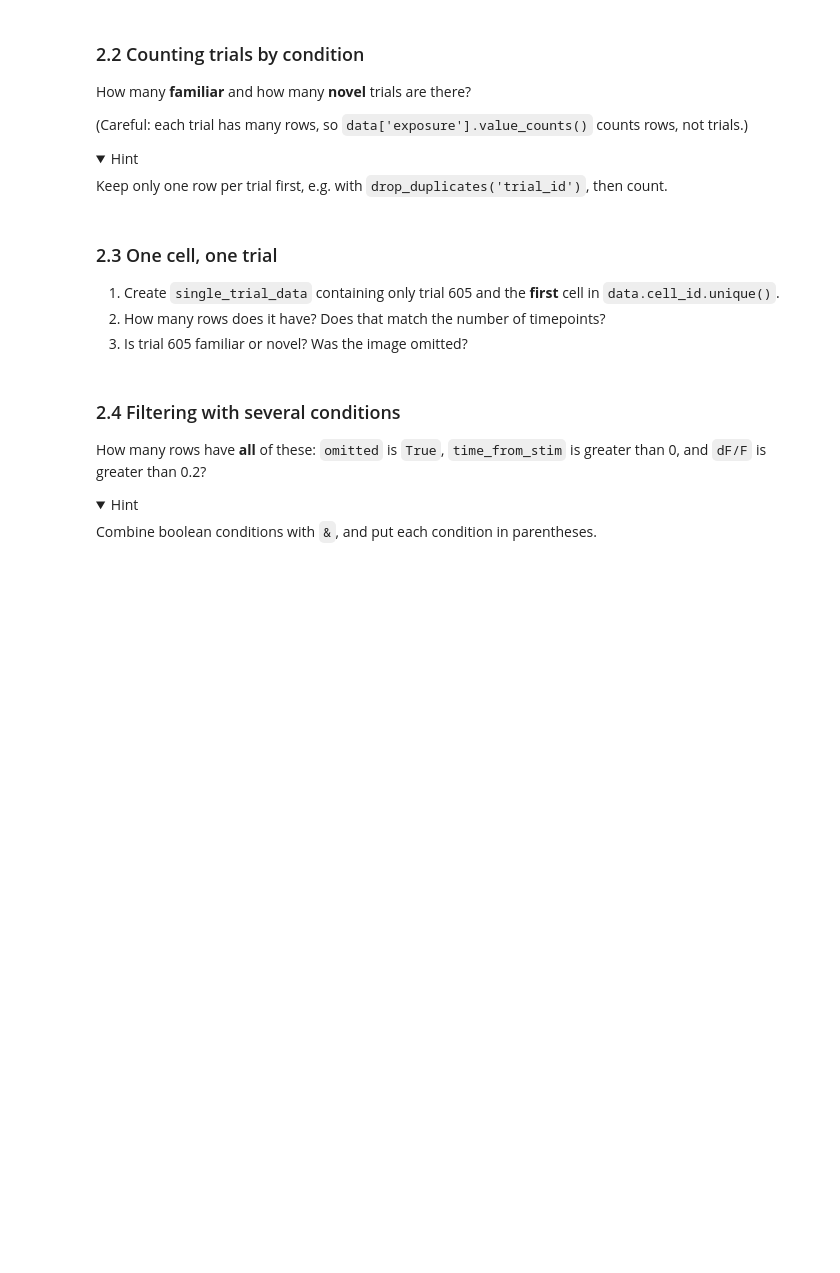
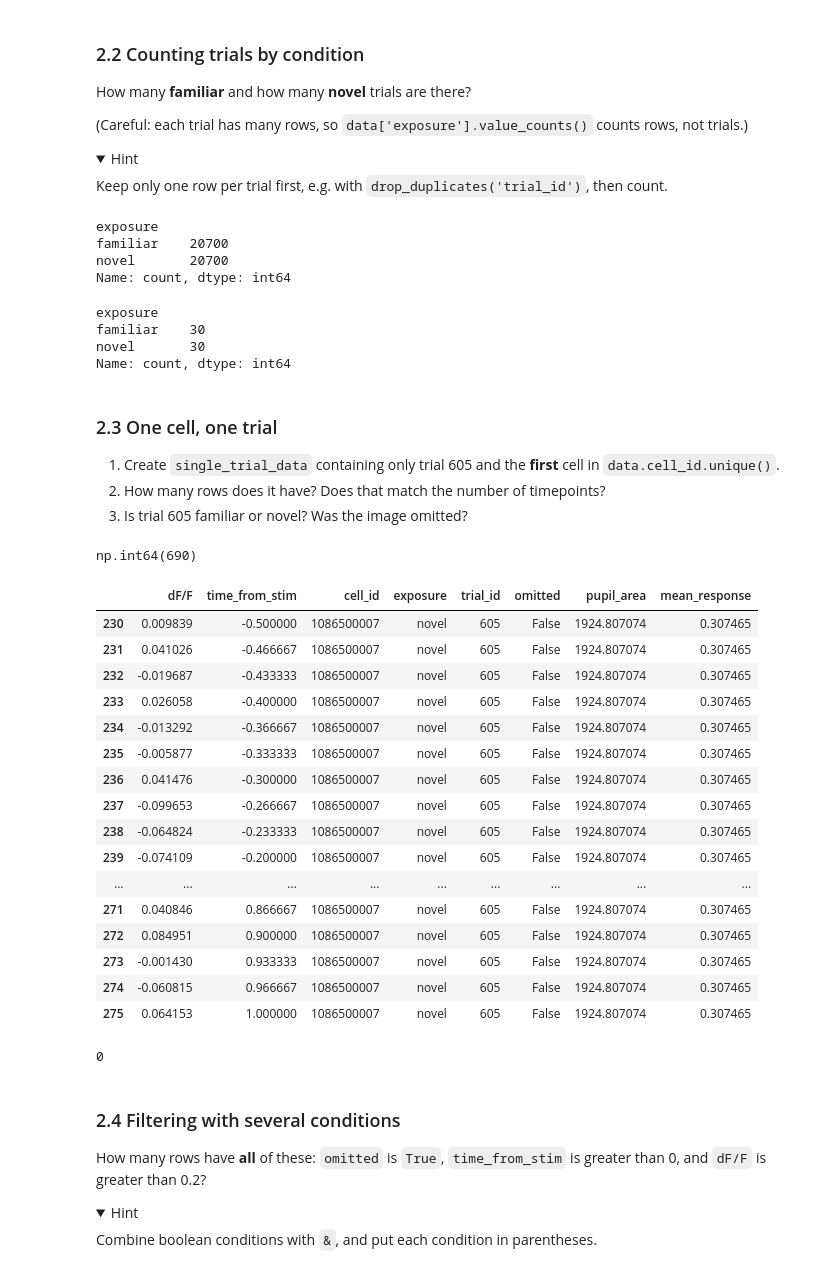
Before and after one commit to Vanibou/intro2python, a Jupyter notebook: Week07_dataviz_practice.ipynb, the cells around one changed output. Cells and saved outputs as stored; diff of their text form; code cells hidden in the pictures; folded sections open; blank space fills up the shorter version.

```diff
--- a/Week07_dataviz_practice.ipynb
+++ b/Week07_dataviz_practice.ipynb
@@ -101,8 +193,61 @@ How many **familiar** and how many **novel** trials are there?
+# %%
+data["exposure"]. value_counts()
+# %% [output]
+exposure
+familiar    20700
+novel       20700
+Name: count, dtype: int64
+# %%
+data_unique = data.drop_duplicates(subset=["trial_id"])
+data_unique["exposure"].value_counts()
+# %% [output]
+exposure
+familiar    30
+novel       30
+Name: count, dtype: int64
 # %% [markdown]
 ### 2.3 One cell, one trial
 1. Create `single_trial_data` containing only trial 605 and the **first** cell in `data.cell_id.unique()`.
 2. How many rows does it have? Does that match the number of timepoints?
 3. Is trial 605 familiar or novel? Was the image omitted?
+# %%
+data.columns
+data["trial_id"].count()
+len(data["trial_id"])
+(data["trial_id"] == 605).sum()
+# %% [output]
+np.int64(690)
+# %%
+first_cell = data.cell_id.unique()[0]
+single_trial_data = data.loc[
+    (data["trial_id"] == 605) &
+    (data["cell_id"] == first_cell)
+].copy()
+# %%
+single_trial_data
+# %% [output]
+|  | dF/F | time_from_stim | cell_id | exposure | trial_id | omitted | pupil_area | mean_response |
+| 230 | 0.009839 | -0.500000 | 1086500007 | novel | 605 | False | 1924.807074 | 0.307465 |
+| 231 | 0.041026 | -0.466667 | 1086500007 | novel | 605 | False | 1924.807074 | 0.307465 |
+| 232 | -0.019687 | -0.433333 | 1086500007 | novel | 605 | False | 1924.807074 | 0.307465 |
+| 233 | 0.026058 | -0.400000 | 1086500007 | novel | 605 | False | 1924.807074 | 0.307465 |
+| 234 | -0.013292 | -0.366667 | 1086500007 | novel | 605 | False | 1924.807074 | 0.307465 |
+| 235 | -0.005877 | -0.333333 | 1086500007 | novel | 605 | False | 1924.807074 | 0.307465 |
+| 236 | 0.041476 | -0.300000 | 1086500007 | novel | 605 | False | 1924.807074 | 0.307465 |
+| 237 | -0.099653 | -0.266667 | 1086500007 | novel | 605 | False | 1924.807074 | 0.307465 |
+| 238 | -0.064824 | -0.233333 | 1086500007 | novel | 605 | False | 1924.807074 | 0.307465 |
+| 239 | -0.074109 | -0.200000 | 1086500007 | novel | 605 | False | 1924.807074 | 0.307465 |
+| ... | ... | ... | ... | ... | ... | ... | ... | ... |
+| 271 | 0.040846 | 0.866667 | 1086500007 | novel | 605 | False | 1924.807074 | 0.307465 |
+| 272 | 0.084951 | 0.900000 | 1086500007 | novel | 605 | False | 1924.807074 | 0.307465 |
+| 273 | -0.001430 | 0.933333 | 1086500007 | novel | 605 | False | 1924.807074 | 0.307465 |
+| 274 | -0.060815 | 0.966667 | 1086500007 | novel | 605 | False | 1924.807074 | 0.307465 |
+| 275 | 0.064153 | 1.000000 | 1086500007 | novel | 605 | False | 1924.807074 | 0.307465 |
+# %%
+# 2. How many rows does it have? Does that match the number of timepoints?
+single_trial_data.shape[0]
+# %% [output]
+0
 # %% [markdown]
 ### 2.4 Filtering with several conditions
 How many rows have **all** of these: `omitted` is `True`, `time_from_stim` is greater than 0, and `dF/F` is greater than 0.2?
```
Also changed, not shown: parts of 12 cells of this notebook, 7 other files.
